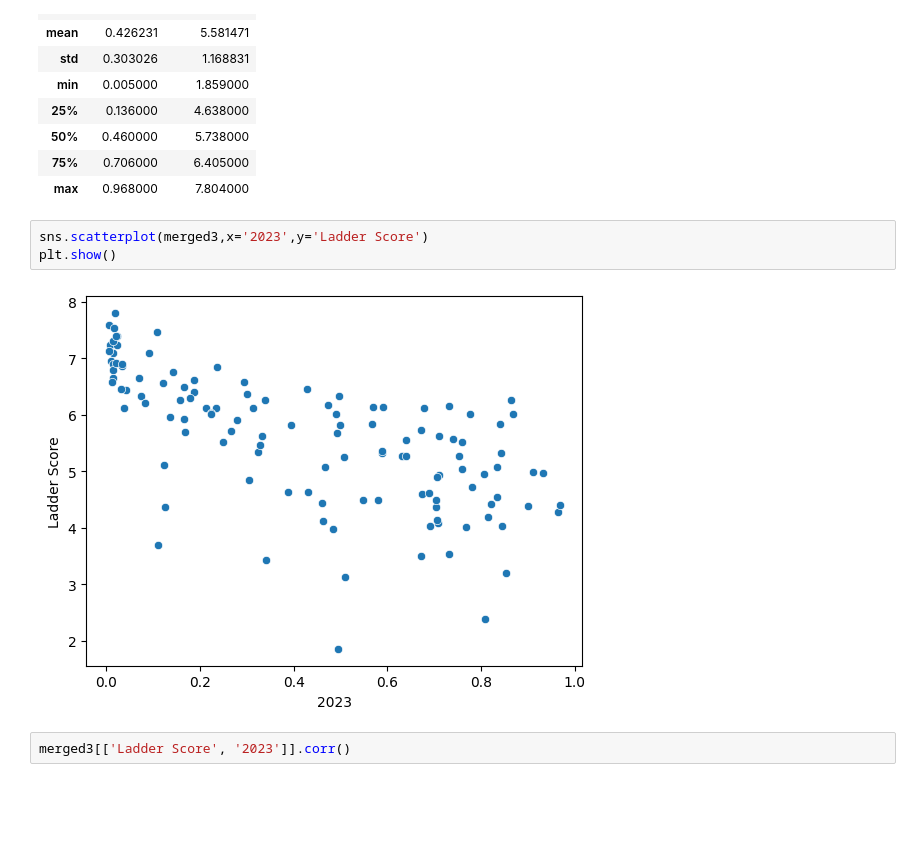
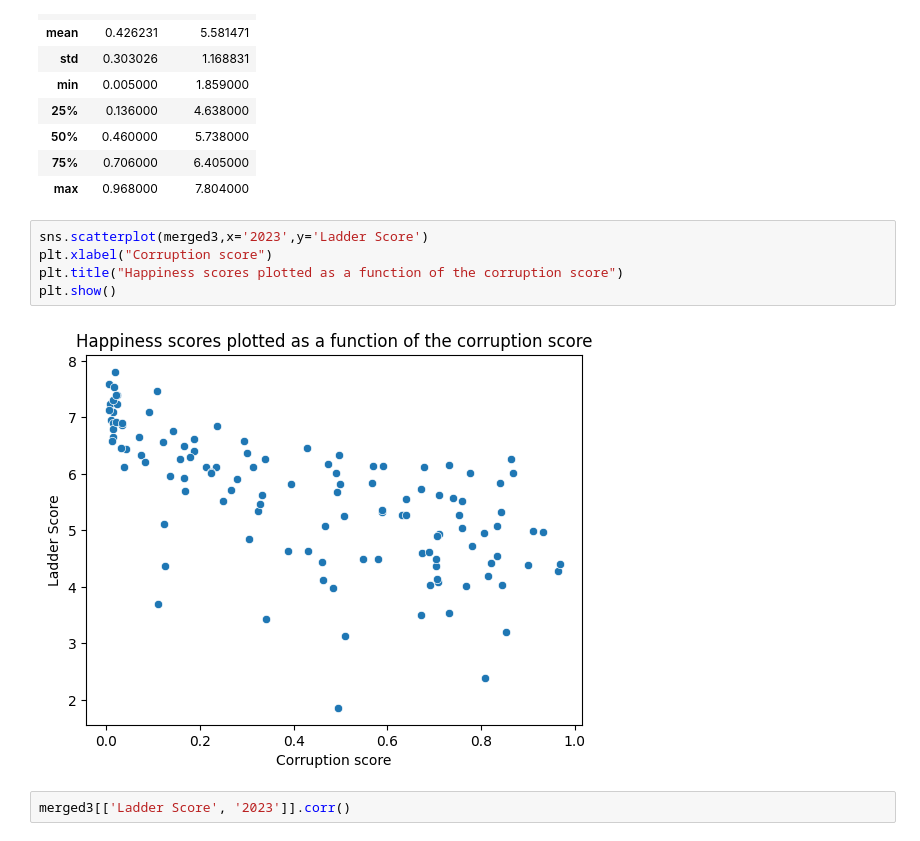
Before and after one commit to mahmoud-mannes/wealth-and-happiness, a Jupyter notebook: Analysis2.ipynb, the cells around one changed output. Drawn from its saved outputs; the diff is of its cells as text; blank space fills up the shorter version.

```diff
--- a/Analysis2.ipynb
+++ b/Analysis2.ipynb
@@ -198,9 +202,11 @@ merged3.describe()
 | max | 0.968000 | 7.804000 |
 # %%
 sns.scatterplot(merged3,x='2023',y='Ladder Score')
+plt.xlabel("Corruption score")
+plt.title("Happiness scores plotted as a function of the corruption score")
 plt.show()
 # %% [output]
-[figure, old version]
+[figure, new version]
 # %%
 merged3[['Ladder Score', '2023']].corr()
 # %% [output]
```
Also changed, not shown: parts of 2 cells of this notebook, 1 other file.
